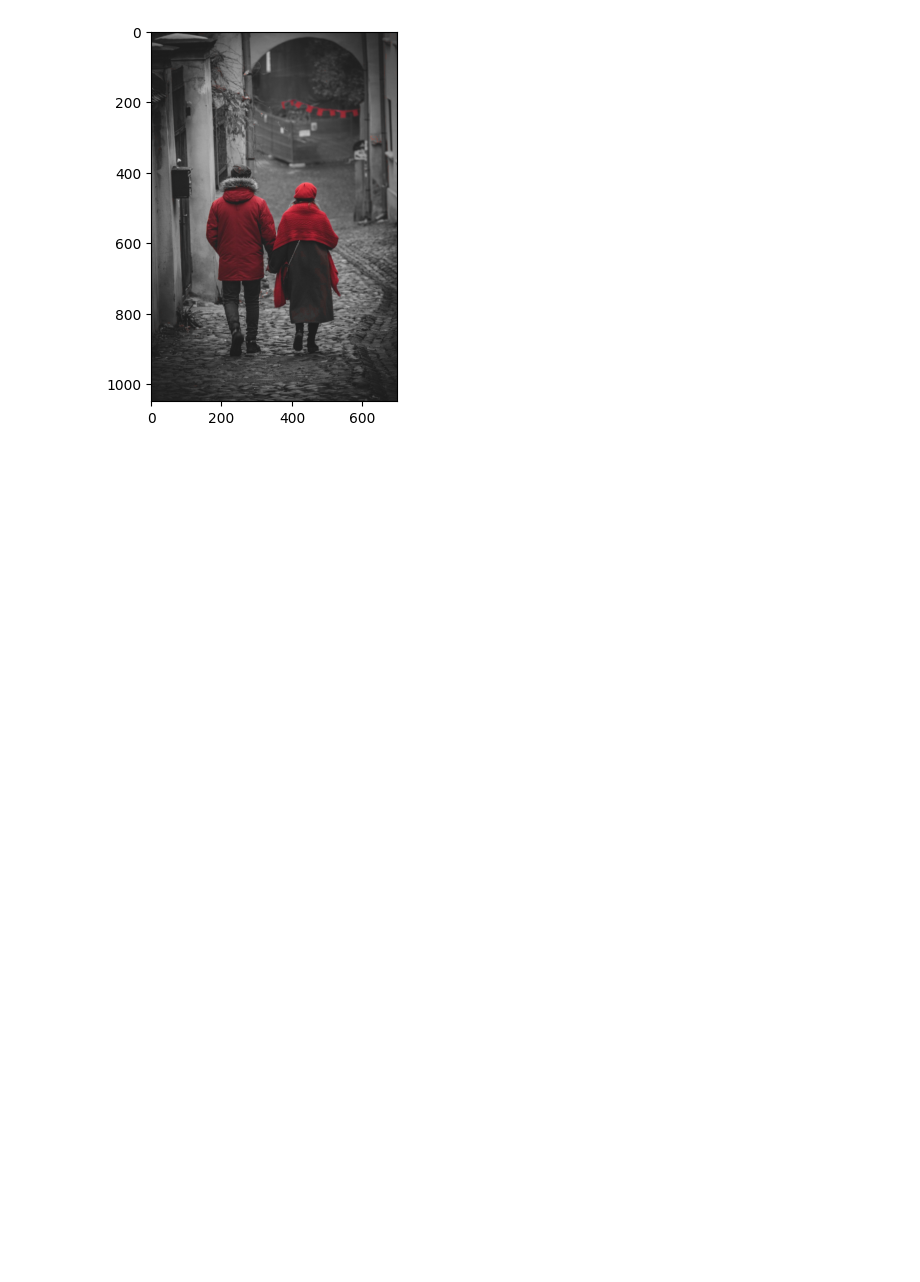
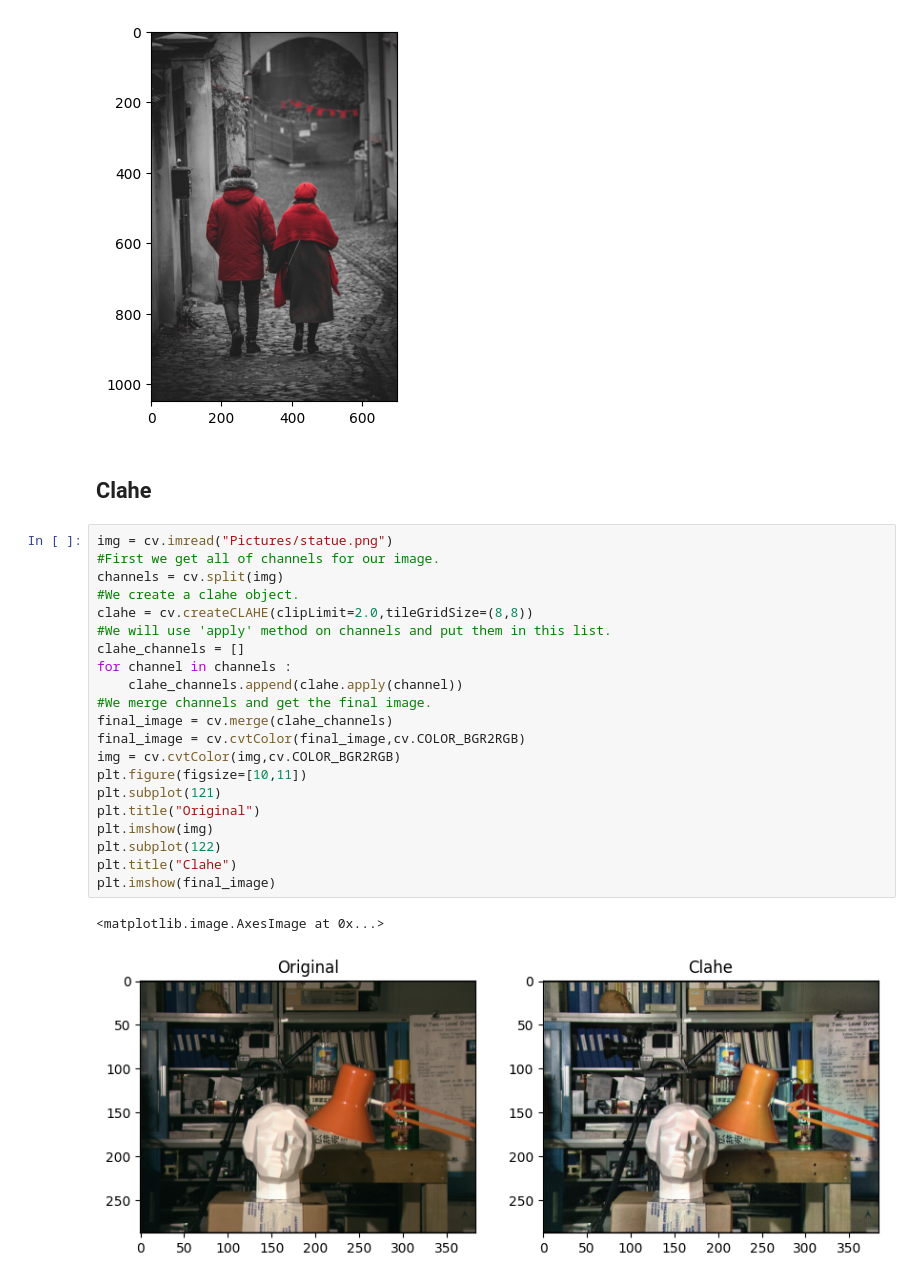
Before and after one commit to 0nE01/Opencv, a Jupyter notebook: Opencv.ipynb, the cells around one changed output. Saved outputs shown, nothing was run; the diff lists cells and outputs as text; blank space fills up the shorter version.

Commit message:
Clahe

```diff
--- a/Opencv.ipynb
+++ b/Opencv.ipynb
@@ -404,3 +404,29 @@ plt.imshow(final_image)
 # %% [output]
 <matplotlib.image.AxesImage at 0x...>
 [figure]
+# %% [markdown]
+## <div style="direction:ltr;text-align:left;">Clahe</div>
+# %%
+img = cv.imread("Pictures/statue.png")
+#First we get all of channels for our image.
+channels = cv.split(img)
+#We create a clahe object.
+clahe = cv.createCLAHE(clipLimit=2.0,tileGridSize=(8,8))
+#We will use 'apply' method on channels and put them in this list.
+clahe_channels = []
+for channel in channels :
+    clahe_channels.append(clahe.apply(channel))
+#We merge channels and get the final image.
+final_image = cv.merge(clahe_channels)
+final_image = cv.cvtColor(final_image,cv.COLOR_BGR2RGB)
+img = cv.cvtColor(img,cv.COLOR_BGR2RGB)
+plt.figure(figsize=[10,11])
+plt.subplot(121)
+plt.title("Original")
+plt.imshow(img)
+plt.subplot(122)
+plt.title("Clahe")
+plt.imshow(final_image)
+# %% [output]
+<matplotlib.image.AxesImage at 0x...>
+[figure, added]
```
Also changed, not shown: 1 other file.
